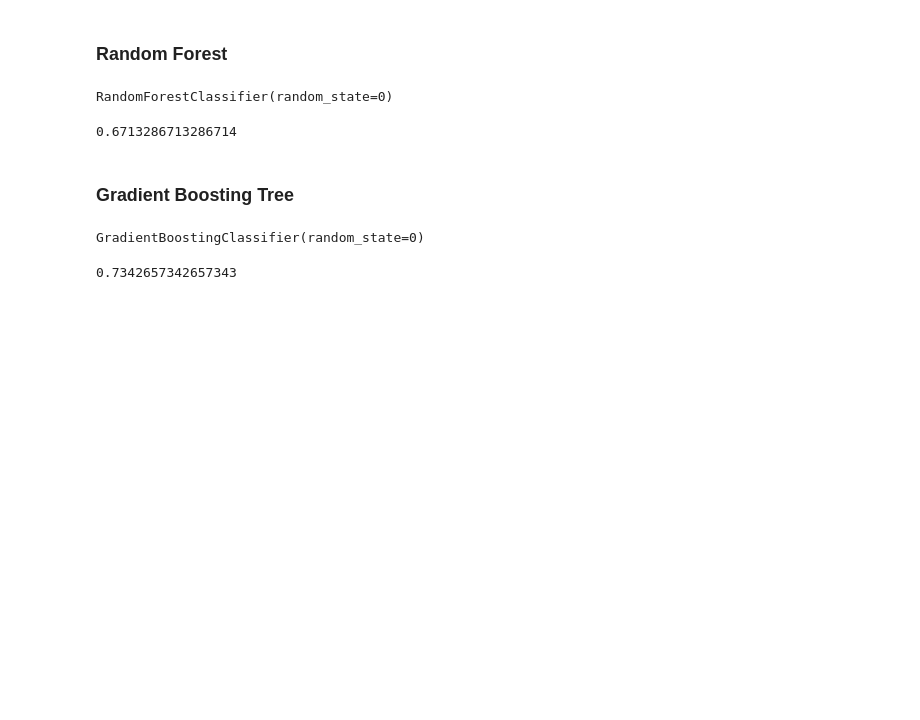
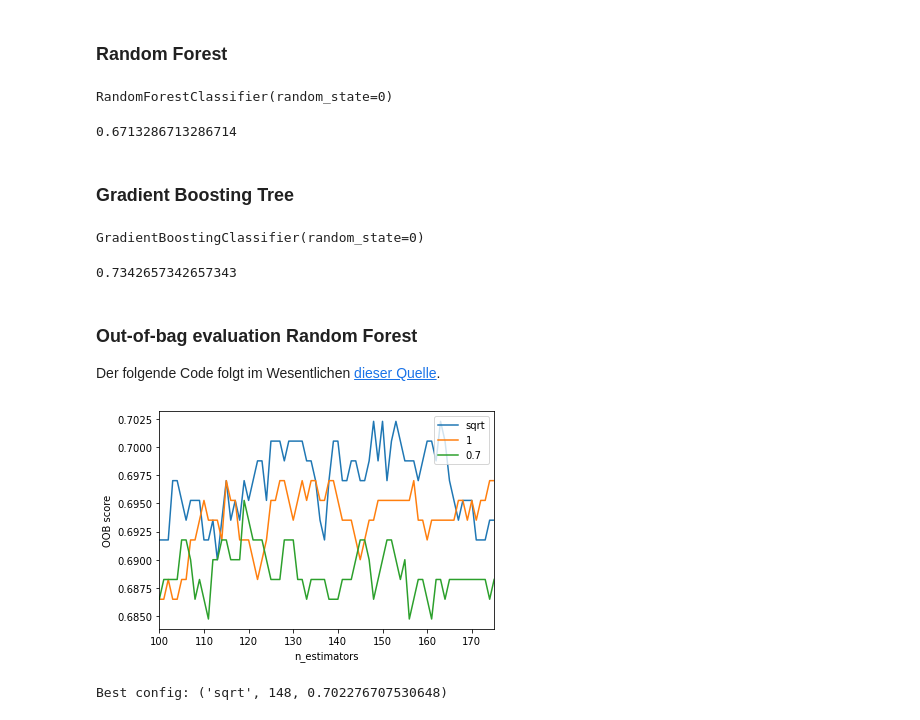
Before and after one commit to daniel-vera-g/ml-kurs, a Jupyter notebook: 6_Titanic_Dataset_TreeModels.ipynb, the cells around one changed output. Drawn from its saved outputs; the diff is of its cells as text; code cells hidden in the pictures; blank space fills up the shorter version.

```diff
--- a/6_Titanic_Dataset_TreeModels.ipynb
+++ b/6_Titanic_Dataset_TreeModels.ipynb
@@ -75,3 +75,52 @@ predictions = model.predict(X_test)
 accuracy_score(y_test, predictions)
 # %% [output]
 0.7342657342657343
+# %% [markdown]
+### Out-of-bag evaluation Random Forest
+Der folgende Code folgt im Wesentlichen [dieser Quelle](https://scikit-learn.org/stable/auto_examples/ensemble/plot_ensemble_oob.html).
+# %%
+model = RandomForestClassifier(random_state=0, oob_score=True)
+
+
+min_estimators = 100
+max_estimators = 175
+max_features = ["sqrt", 1, 0.7]
+
+results = {}
+for max_feature in max_features:
+    scores = []
+    for i in range(min_estimators, max_estimators + 1):
+        model.set_params(n_estimators=i, max_features=max_feature)
+        model.fit(X_train, y_train)
+        scores.append((i, model.oob_score_))
+    results[max_feature] = scores
+# %%
+import matplotlib.pyplot as plt
+
+for label, clf_scores in results.items():
+    xs, ys = zip(*clf_scores)
+    plt.plot(xs, ys, label=label)
+
+plt.xlim(min_estimators, max_estimators)
+plt.xlabel("n_estimators")
+plt.ylabel("OOB score")
+plt.legend(loc="upper right")
+plt.show()
+# %% [output]
+[figure, added]
+# %%
+import numpy
+# get best config
+max_label = ""
+max_trees = 0
+max_score = 0
+for label, clf_scores in results.items():
+    xs, ys = zip(*clf_scores)
+    if np.max(ys) > max_score:
+        max_score = np.max(ys)
+        max_trees = np.argmax(ys) + min_estimators
+        max_label = label
+
+print(f"Best config: {max_label, max_trees, max_score}")
+# %% [output]
+Best config: ('sqrt', 148, 0.702276707530648)
```
Also changed, not shown: parts of 1 cell of this notebook.
